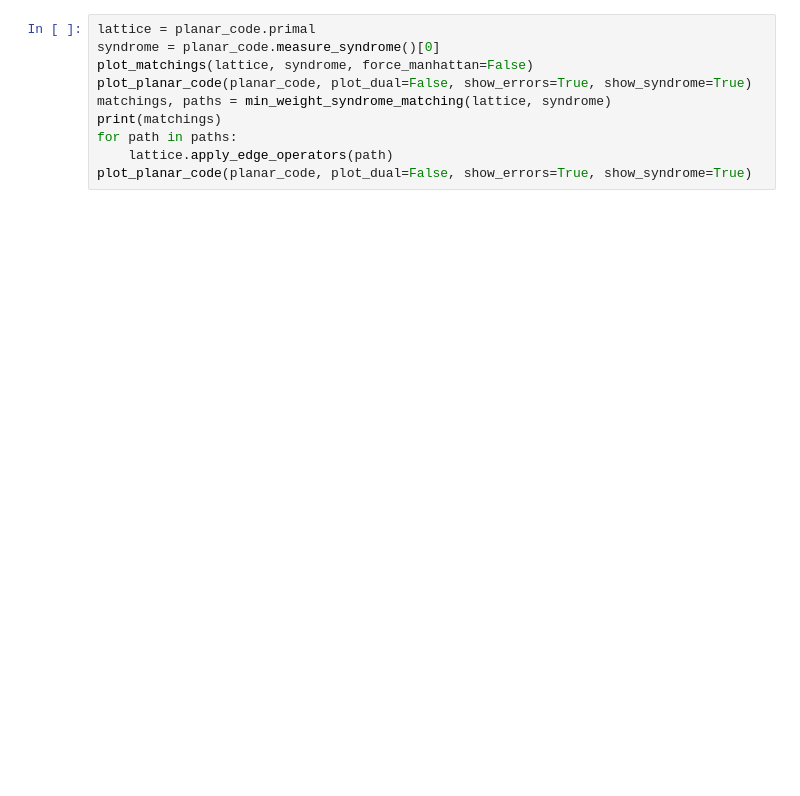
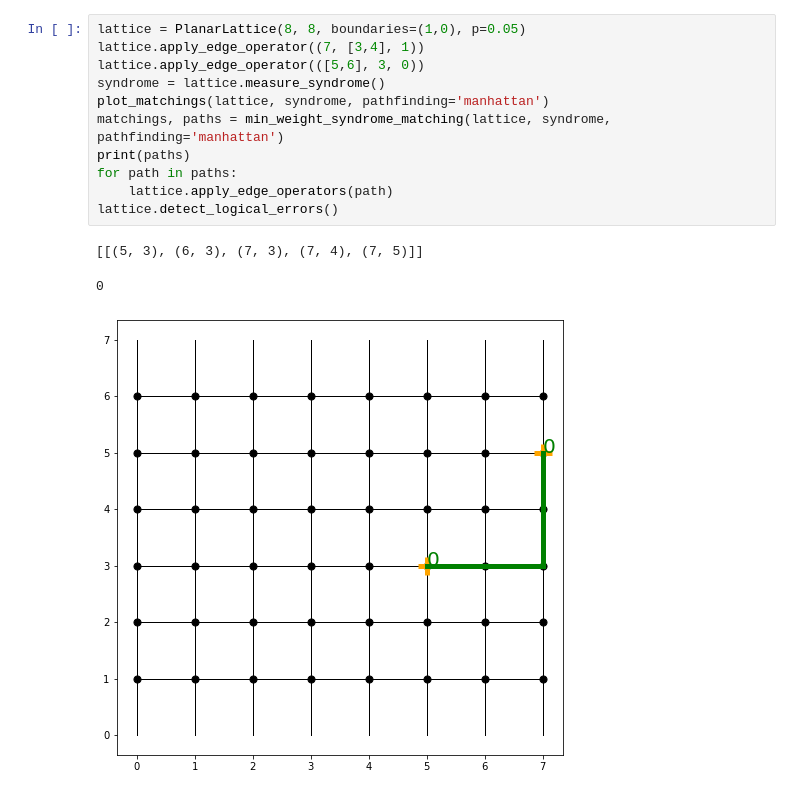
Before and after one commit to JulianZDing/PlanarCode, a Jupyter notebook: Planar Code Implementation Testing.ipynb, the cells around one changed output. Drawn from its saved outputs; the diff is of its cells as text; blank space fills up the shorter version.

```diff
--- a/Planar Code Implementation Testing.ipynb
+++ b/Planar Code Implementation Testing.ipynb
@@ -18,13 +41,18 @@ plot_planar_code(planar_code, plot_dual=True, show_errors=True, show_syndrome=Tr
 # %%
-lattice = planar_code.primal
-syndrome = planar_code.measure_syndrome()[0]
-plot_matchings(lattice, syndrome, force_manhattan=False)
-plot_planar_code(planar_code, plot_dual=False, show_errors=True, show_syndrome=True)
-matchings, paths = min_weight_syndrome_matching(lattice, syndrome)
-print(matchings)
+lattice = PlanarLattice(8, 8, boundaries=(1,0), p=0.05)
+lattice.apply_edge_operator((7, [3,4], 1))
+lattice.apply_edge_operator(([5,6], 3, 0))
+syndrome = lattice.measure_syndrome()
+plot_matchings(lattice, syndrome, pathfinding='manhattan')
+matchings, paths = min_weight_syndrome_matching(lattice, syndrome, pathfinding='manhattan')
+print(paths)
 for path in paths:
     lattice.apply_edge_operators(path)
-plot_planar_code(planar_code, plot_dual=False, show_errors=True, show_syndrome=True)
+lattice.detect_logical_errors()
+# %% [output]
+[[(5, 3), (6, 3), (7, 3), (7, 4), (7, 5)]]
+0
+[figure, added]
 # %%
 lattice = planar_code.primal
 lattice.reset()
```
Also changed, not shown: parts of 4 cells of this notebook, 5 other files.
